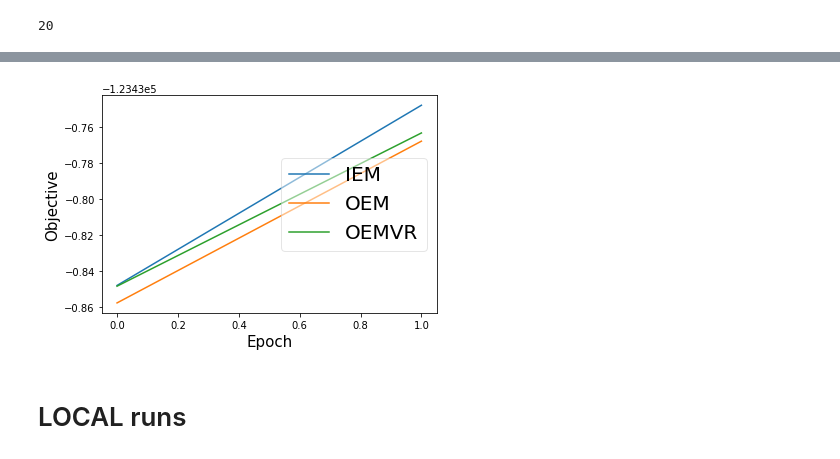
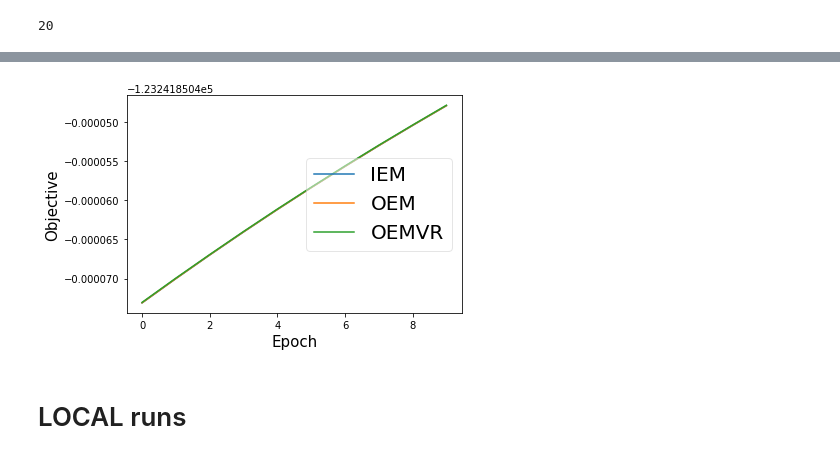
Before and after one commit to BelhalK/AccelerationTrainingAlgorithms, a Jupyter notebook: FastIEM/src/pLSA/Graphs.ipynb, the cells around one changed output, grey strips where cells are left out. Cells and saved outputs as stored; diff of their text form; code cells hidden in the pictures.

```diff
--- a/FastIEM/src/pLSA/Graphs.ipynb
+++ b/FastIEM/src/pLSA/Graphs.ipynb
@@ -15,5 +15,15 @@ with open ('lossesVM/localoemloss', 'rb') as fp:
     oem = pickle.load(fp)
 with open ('lossesVM/localoemvrloss', 'rb') as fp:
     oemvr = pickle.load(fp)
+# %%
+### WARNING: files created with python2 must be read with python2
+with open ('lossesVM_More/localemloss', 'rb') as fp:
+    em = pickle.load(fp)
+with open ('lossesVM_More/localiemloss', 'rb') as fp:
+    iem = pickle.load(fp)
+with open ('lossesVM_More/localoemloss', 'rb') as fp:
+    oem = pickle.load(fp)
+with open ('lossesVM_More/localoemvrloss', 'rb') as fp:
+    oemvr = pickle.load(fp)
 # %%
 epochs = len(em)
@@ -39,16 +53,17 @@ plt.show()
 # %%
-start = 48
-#plt.plot(np.arange(len(em[start:50])), em[start:50], label='EM')
-plt.plot(np.arange(len(em[start:50])), iem[start:50], label='IEM')
-plt.plot(np.arange(len(em[start:50])), oem[start:50], label='OEM')
-plt.plot(np.arange(len(em[start:50])), oemvr[start:50], label='OEMVR')
+start = 190
+end = 200
+#plt.plot(np.arange(len(em[start:end])), em[start:end], label='EM')
+plt.plot(np.arange(len(em[start:end])), iem[start:end], label='IEM')
+plt.plot(np.arange(len(em[start:end])), oem[start:end], label='OEM')
+plt.plot(np.arange(len(em[start:end])), oemvr[start:end], label='OEMVR')
 leg = plt.legend(fontsize=20,fancybox=True, loc='right')
 leg.get_frame().set_alpha(0.5)
 plt.xlabel('Epoch', fontsize=15)
 plt.ylabel('Objective', fontsize=15)
 plt.show()
 # %% [output]
-[figure, old version]
+[figure, new version]
 # %% [markdown]
 # LOCAL runs
 # %%
```
Also changed, not shown: parts of 2 cells of this notebook, 6 other files.
